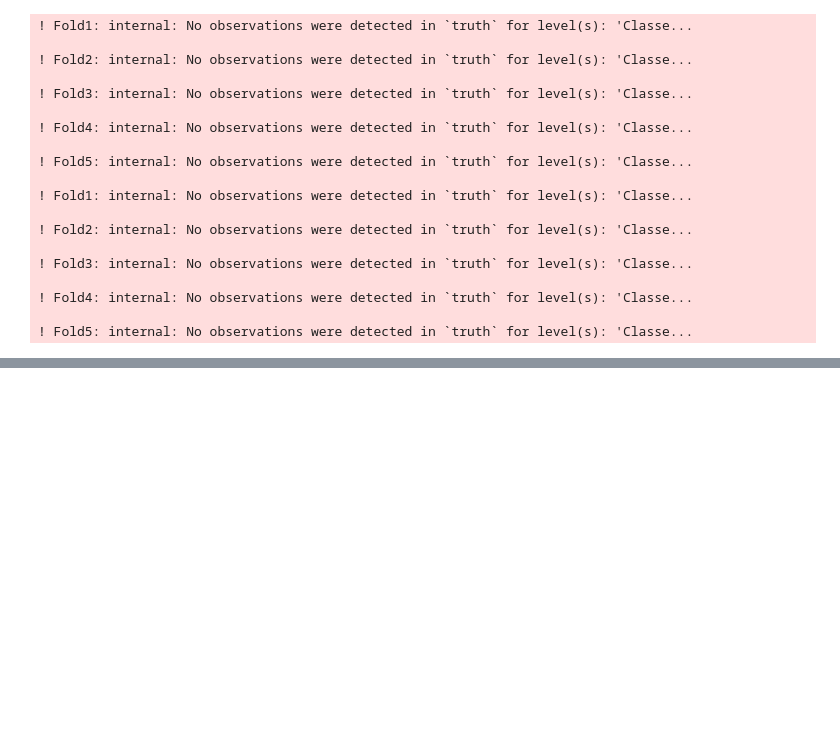
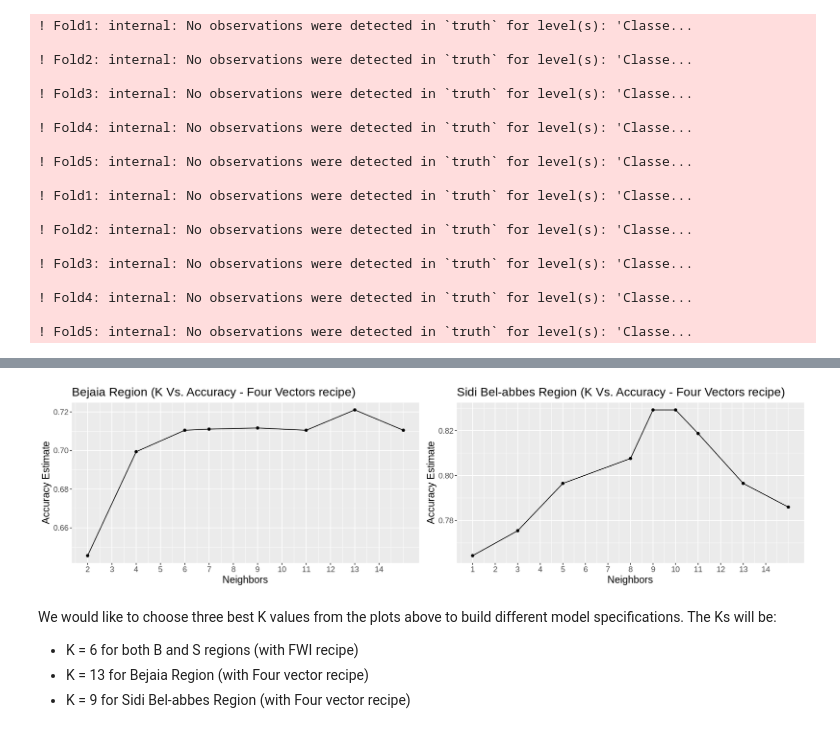
Before and after one commit to zjr-mds/Forest-Fire-Prediction, a Jupyter notebook: Proposal_Group2.ipynb, the cells around one changed output, grey strips where cells are left out. Drawn from its saved outputs; the diff is of its cells as text; code cells hidden in the pictures; blank space fills up the shorter version.

```diff
--- a/Proposal_Group2.ipynb
+++ b/Proposal_Group2.ipynb
@@ -250,32 +239,31 @@ S_vfold_1 <- vfold_cv(S_training, v = 5, strata = Classes)
 # %% [markdown]
 **Workflow analysis with recipes and models while trying for 10 values of $k$**
 # %%
-knn_spec <- nearest_neighbor(weight_func = "rectangular", neighbors = tune()) %>%
-  set_engine("kknn") %>%
-  set_mode("classification")
-
-knn_results_B_1<- workflow() %>%
-    add_recipe(B_fires_recipe_1)%>%
+set.seed(100)
+#FWI recipe
+knn_results_B_FWI<- workflow() %>%
+    add_recipe(B_fires_recipe_FWI)%>%
     add_model(knn_spec)%>%
-    tune_grid(resamples = B_vfold_1, grid= 10)%>%
+    tune_grid(resamples = B_vfold, grid= 10)%>%
     collect_metrics()
 
-knn_results_S_1<- workflow() %>%
-    add_recipe(S_fires_recipe_1)%>%
+knn_results_S_FWI<- workflow() %>%
+    add_recipe(S_fires_recipe_FWI)%>%
     add_model(knn_spec)%>%
-    tune_grid(resamples = S_vfold_1, grid= 10)%>%
+    tune_grid(resamples = S_vfold, grid= 10)%>%
     collect_metrics()
 
+#Four vectors recipe
 knn_results_B_2 <- workflow() %>%
     add_recipe(B_fires_recipe_2)%>%
     add_model(knn_spec)%>%
-    tune_grid(resamples = B_vfold_1, grid= 10)%>%
+    tune_grid(resamples = B_vfold, grid= 10)%>%
     collect_metrics()
 
 knn_results_S_2 <- workflow() %>%
     add_recipe(S_fires_recipe_2)%>%
     add_model(knn_spec)%>%
-    tune_grid(resamples = S_vfold_1, grid= 10)%>%
+    tune_grid(resamples = S_vfold, grid= 10)%>%
     collect_metrics()
 # %% [output]
 ! Fold1: internal: No observations were detected in `truth` for level(s): 'Classe...
@@ -409,0 +322,31 @@ A tibble: 10 × 7
+# %%
+#K Vs. Accuracy plots for both region(Four vectors recipe)
+options(repr.plot.width = 15, repr.plot.height = 4)
+
+B_2_K <- ggplot(accuracies_B_2, aes(x = neighbors , y = mean))+
+    geom_point()+
+    geom_line()+
+    labs(x = "Neighbors", y = "Accuracy Estimate")+
+    scale_x_continuous(breaks = seq(0,14, by = 1))+
+    theme(text = element_text(size = 14))+
+    ggtitle("Bejaia Region (K Vs. Accuracy - Four Vectors recipe)")
+
+
+S_2_K <- ggplot(accuracies_S_2, aes(x = neighbors , y = mean))+
+    geom_point()+
+    geom_line()+
+    labs(x = "Neighbors", y = "Accuracy Estimate")+
+    scale_x_continuous(breaks = seq(0,14, by = 1))+
+    theme(text = element_text(size = 14))+
+    ggtitle("Sidi Bel-abbes Region (K Vs. Accuracy - Four Vectors recipe)")
+
+plot_grid(B_2_K,S_2_K, ncol = 2)
+# %% [output]
+[figure, added]
+# %% [markdown]
+We would like to choose three best K values from the plots above to build different model specifications.
+The Ks will be:
+
+* K = 6 for both B and S regions (with FWI recipe)
+* K = 13 for Bejaia Region (with Four vector recipe)
+* K = 9 for Sidi Bel-abbes Region (with Four vector recipe)
```
Also changed, not shown: parts of 16 cells of this notebook.
